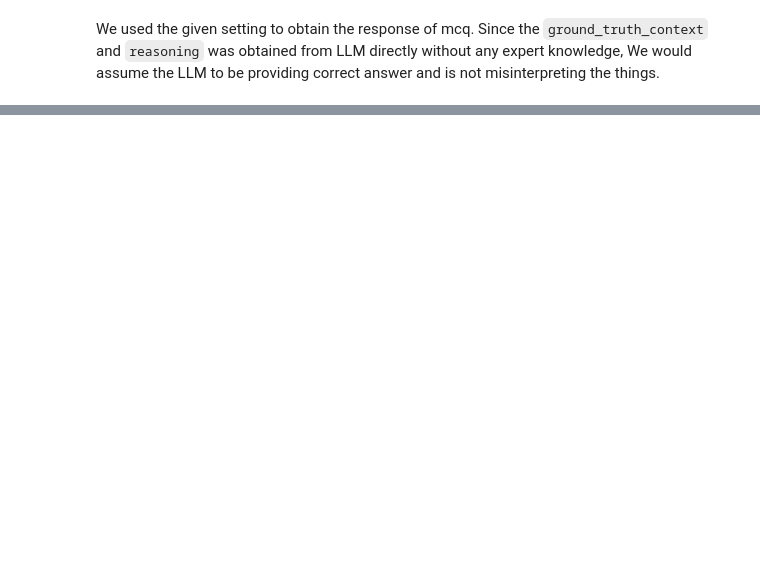
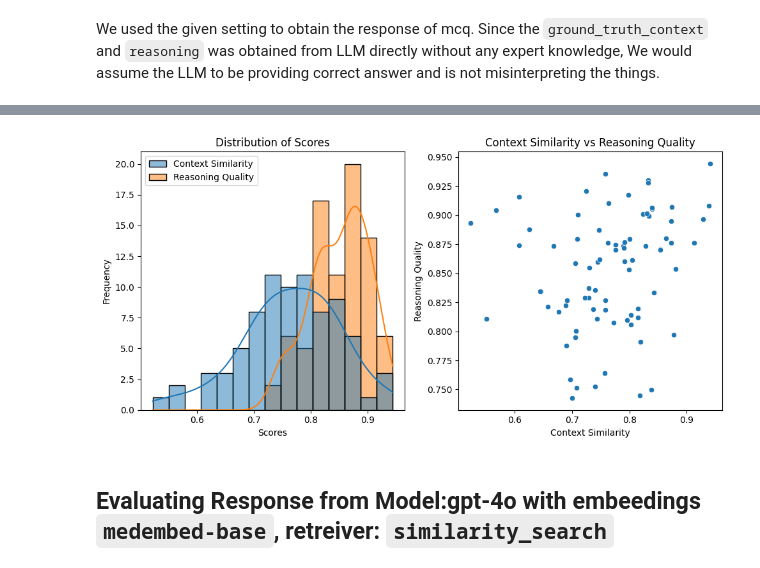
Before and after one commit to paudelanil/askMCQ, a Jupyter notebook: notebook/Evaluation.ipynb, the cells around one changed output, grey strips where cells are left out. Drawn from its saved outputs; the diff is of its cells as text; code cells hidden in the pictures; blank space fills up the shorter version.

```diff
--- a/notebook/Evaluation.ipynb
+++ b/notebook/Evaluation.ipynb
@@ -1287,2 +29,0 @@ df = pd.DataFrame(results) # a dataframe of individual reponse scores
-# %%
-response_df = pd.DataFrame(data)
@@ -1384,0 +37,37 @@ plt.show()
+# %%
+# Function to calculate similarity score
+
+def calculate_similarity(model_context, ground_truth_context):
+    # Get embeddings for both texts
+    model_embedding = embeddings.embed_query(model_context)
+    ground_truth_embedding = embeddings.embed_query(ground_truth_context)
+    # Calculate cosine similarity
+    similarity = cosine_similarity([model_embedding], [ground_truth_embedding])[0][0]
+    return similarity
+
+
+open.api_key = os.getenv("OPENAI_API_KEY")
+
+# Intialize OpenAI client
+client = OpenAI()
+
+# # Function to get embeddings from OpenAI
+
+# def get_embedding(text_to_embed):
+# 	# Embed a line of text
+# 	response = client.embeddings.create(
+#     	model= "text-embedding-3-small",
+#     	input=[text_to_embed]
+# 	)
+# 	# Extract the AI output embedding as a list of floats
+# 	embedding = response.data[0].embedding
+
+# 	return embedding
+
+# # Function to calculate context similarity
+
+# def calculate_similarity(model_context, ground_truth_context):
+#     model_embedding = get_embedding(model_context)
+#     ground_truth_embedding = get_embedding(ground_truth_context)
+#     similarity = cosine_similarity([model_embedding], [ground_truth_embedding])[0][0]
+#     return similarity
@@ -1384,0 +196,6 @@ plt.show()
+# %%
+plot_scores(df_temp_similarity_score)
+# %% [output]
+[figure, added]
+# %% [markdown]
+## Evaluating Response from Model:gpt-4o with embeedings `medembed-base`, retreiver: `similarity_search`
```
Also changed, not shown: parts of 108 cells of this notebook, 31 other files.
